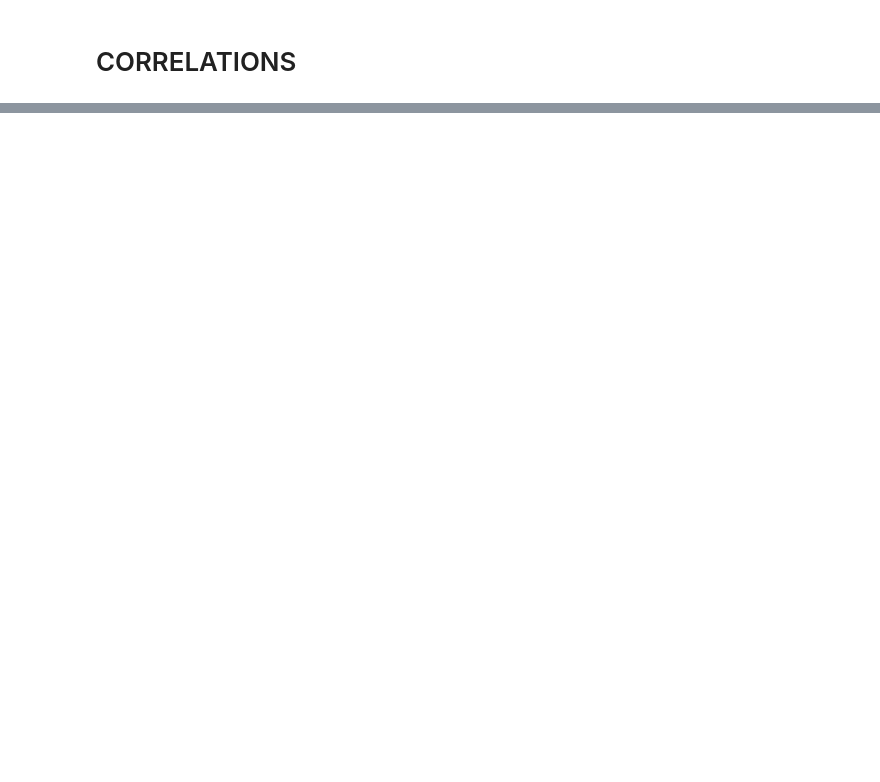
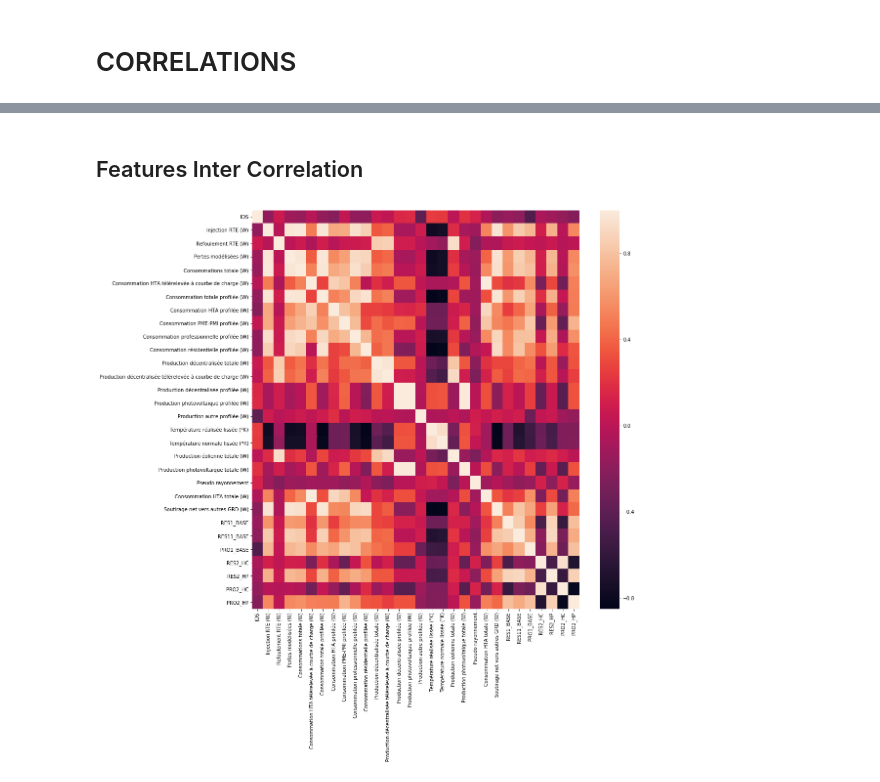
Before and after one commit to etnberz/enedis, a Jupyter notebook: notebooks/EDA.ipynb, the cells around one changed output, grey strips where cells are left out. Cells and saved outputs as stored; diff of their text form; code cells hidden in the pictures; blank space fills up the shorter version.

```diff
--- a/notebooks/EDA.ipynb
+++ b/notebooks/EDA.ipynb
@@ -184,0 +79,6 @@ sns.heatmap(corr_mat,annot=True)
+# %% [markdown]
+## Features Inter Correlation
+# %%
+corr_matrix(train, True)
+# %% [output]
+[figure, added]
```
Also changed, not shown: parts of 42 cells of this notebook, 2 other files.
